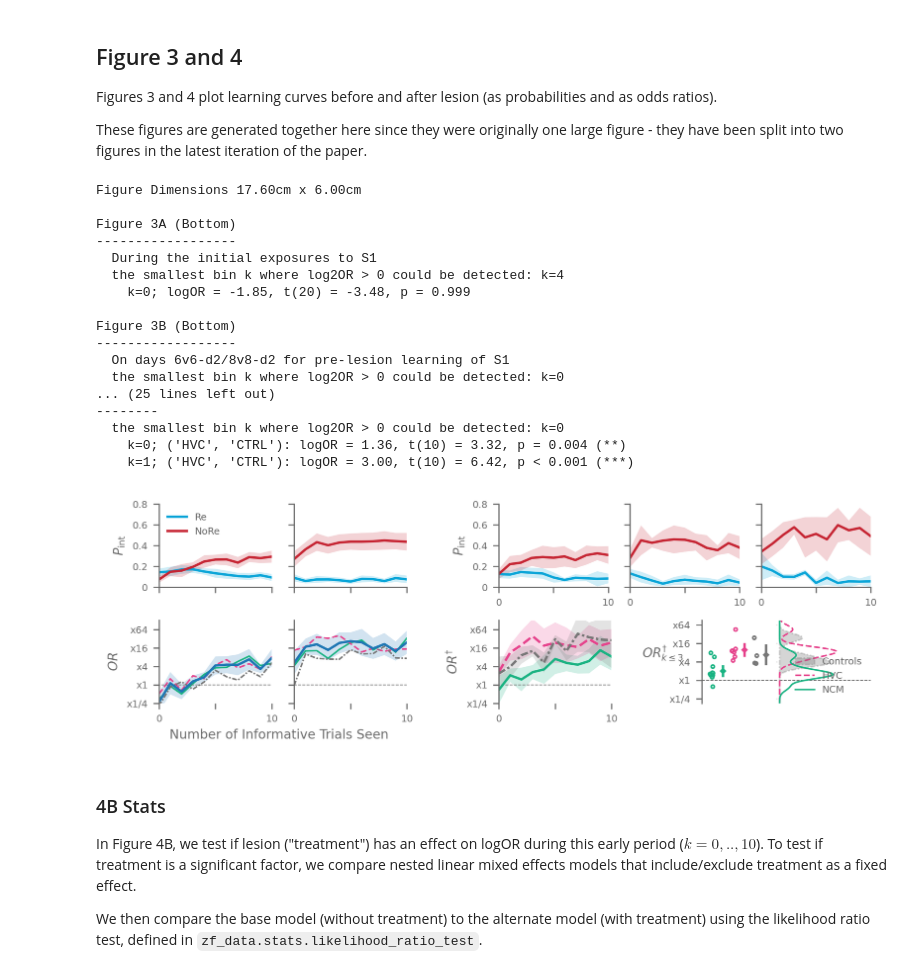
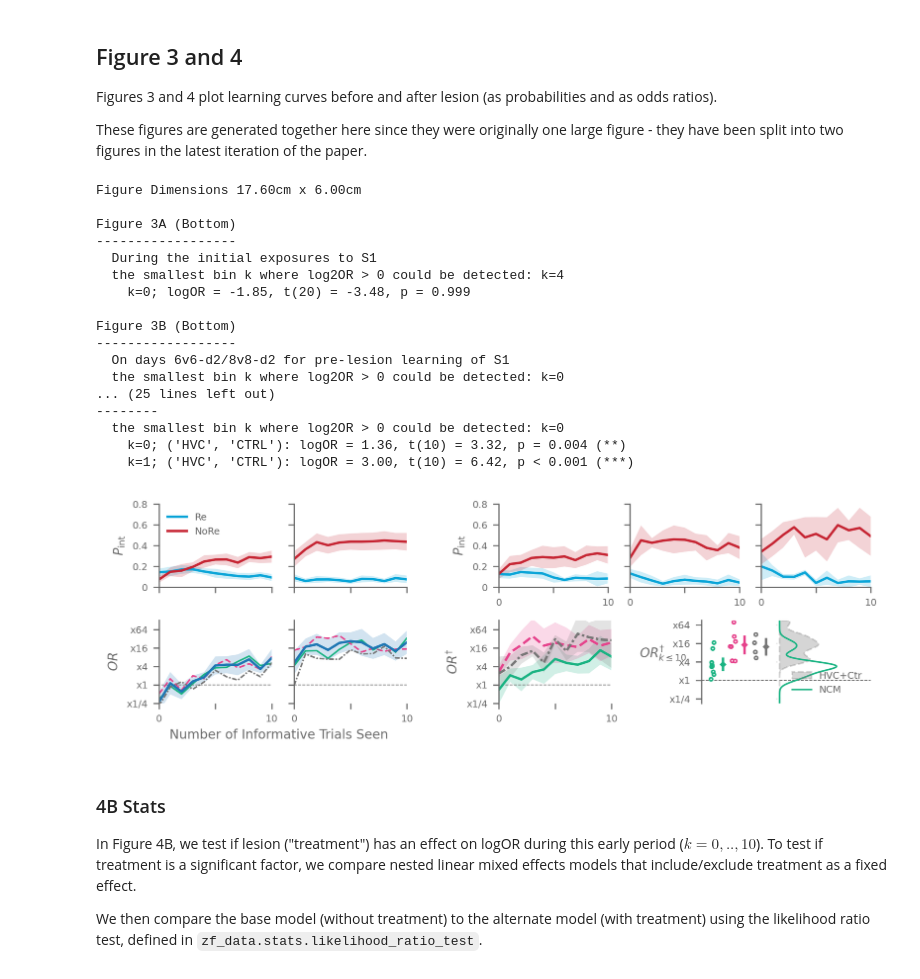
Before and after one commit to theunissenlab/zebra-finch-memory-lesions, a Jupyter notebook: paper_notebooks/1_Main_Analysis.ipynb, the cells around one changed output. Saved outputs shown, nothing was run; the diff lists cells and outputs as text; code cells hidden in the pictures.

Commit message:
Modifying figures and analyses for resubmission

```diff
--- a/paper_notebooks/1_Main_Analysis.ipynb
+++ b/paper_notebooks/1_Main_Analysis.ipynb
@@ -138,7 +140,7 @@ setup_mpl_params()
 # %% [markdown]
 ## Notebook settings
 # %%
-SAVE_FIGS = True  #@param {type: "boolean"}
+SAVE_FIGS = False  #@param {type: "boolean"}
 FIGDIR = "figures/svg_originals"  #@param {type: "string"}
 FIGDIR = Path(FIGDIR)
 
@@ -574,8 +576,9 @@ def figure4c_data(ax: plt.Axes = None):
     """
     post_data = []
 
-    k_array = tuple(np.arange(K_MAX_INITIAL + 1))  # The values of k to compute over
+    # k_array = tuple(np.arange(K_MAX_INITIAL + 1))  # The values of k to compute over
 
+    k_array = tuple(np.arange(10 + 1))  # The values of k to compute over
     for treatment in ["NCM", "HVC", "CTRL"]:
         tsvk_post = get_or_create_Tsvk(df[
             (df.LesionStage == "postlesion")
@@ -712,9 +715,15 @@ post_hvc_and_ctrl = post[post["Treatment"] == "HVC+CTRL"]
 post = post[post["Treatment"] != "HVC+CTRL"]
 
 ax = axes[1]
-smoothhist(np.array(post_ctrl["logOR"]), range=(-2.5, 6.5), bins=20, ax=ax, color=CTRL_COLOR, label="Controls", orientation="horizontal", fill=True, alpha=0.3, linewidth=1, linestyle=CTRL_LINESTYLE)
-smoothhist(np.array(post_hvc["logOR"]), range=(-2.5, 6.5), bins=20, ax=ax, color=HVC_COLOR, label="HVC", orientation="horizontal", linewidth=1, linestyle=HVC_LINESTYLE)
-smoothhist(np.array(post_ncm["logOR"]), range=(-2.5, 6.5), bins=20, ax=ax, color=NCM_COLOR, label="NCM", orientation="horizontal", linewidth=1, linestyle=NCM_LINESTYLE)
+
+merged = True
+if (merged):
+    smoothhist(np.array(post_hvc_and_ctrl["logOR"]), range=(-2.5, 6.5), bins=20, ax=ax, color=CTRL_COLOR, label="HVC+Ctr", orientation="horizontal", fill=True, alpha=0.3, linewidth=1, linestyle=HVC_LINESTYLE)
+    smoothhist(np.array(post_ncm["logOR"]), range=(-2.5, 6.5), bins=20, ax=ax, color=NCM_COLOR, label="NCM", orientation="horizontal", linewidth=1, linestyle=NCM_LINESTYLE)
+else:
+    smoothhist(np.array(post_ctrl["logOR"]), range=(-2.5, 6.5), bins=20, ax=ax, color=CTRL_COLOR, label="Controls", orientation="horizontal", fill=True, alpha=0.3, linewidth=1, linestyle=CTRL_LINESTYLE)
+    smoothhist(np.array(post_hvc["logOR"]), range=(-2.5, 6.5), bins=20, ax=ax, color=HVC_COLOR, label="HVC", orientation="horizontal", linewidth=1, linestyle=HVC_LINESTYLE)
+    smoothhist(np.array(post_ncm["logOR"]), range=(-2.5, 6.5), bins=20, ax=ax, color=NCM_COLOR, label="NCM", orientation="horizontal", linewidth=1, linestyle=NCM_LINESTYLE)
 
 ax.legend(fontsize=6, loc="lower right", frameon=False)
 
@@ -757,35 +766,35 @@ ax_scatter.errorbar(
 ax_scatter.set_xlim(-1, 6)
 ax_scatter.hlines(0, *plt.xlim(), color=AX_COLOR, linestyle="--", linewidth=0.5, zorder=-1)
 border(ax_scatter, 1, 0, 0, 0)
 ax_scatter.set_xticks([])
-ax_scatter.set_ylabel(r"$OR^{\dagger}_{k \leq 3}$", fontsize=8, rotation=0)
+ax_scatter.set_ylabel(r"$OR^{\dagger}_{k \leq 10}$", fontsize=8, rotation=0)
 
 for ax_ in [ax, ax_scatter]:
     ax_.set_ylim(-2.5, 6.5)
     ax_.set_yticks([ -2, 0, 2, 4, 6], ["x1/4", "x1", "x4", "x16", "x64"], fontsize=6)
 
 
 if SAVE_FIGS:
     fig.savefig(savedir("fig3.svg"), format="svg", bbox_inches="tight")
 # %% [output]
 Figure Dimensions 17.60cm x 6.00cm
 
 Figure 3A (Bottom)
 ------------------
   During the initial exposures to S1
   the smallest bin k where log2OR > 0 could be detected: k=4
     k=0; logOR = -1.85, t(20) = -3.48, p = 0.999
 
 Figure 3B (Bottom)
 ------------------
   On days 6v6-d2/8v8-d2 for pre-lesion learning of S1
   the smallest bin k where log2OR > 0 could be detected: k=0
 ... (25 lines left out)
 --------
   the smallest bin k where log2OR > 0 could be detected: k=0
     k=0; ('HVC', 'CTRL'): logOR = 1.36, t(10) = 3.32, p = 0.004 (**)
     k=1; ('HVC', 'CTRL'): logOR = 3.00, t(10) = 6.42, p < 0.001 (***)
-[figure, old version]
+[figure, new version]
 # %% [markdown]
 ### 4B Stats
 
```
Also changed, not shown: parts of 5 cells of this notebook, 1 other file.
